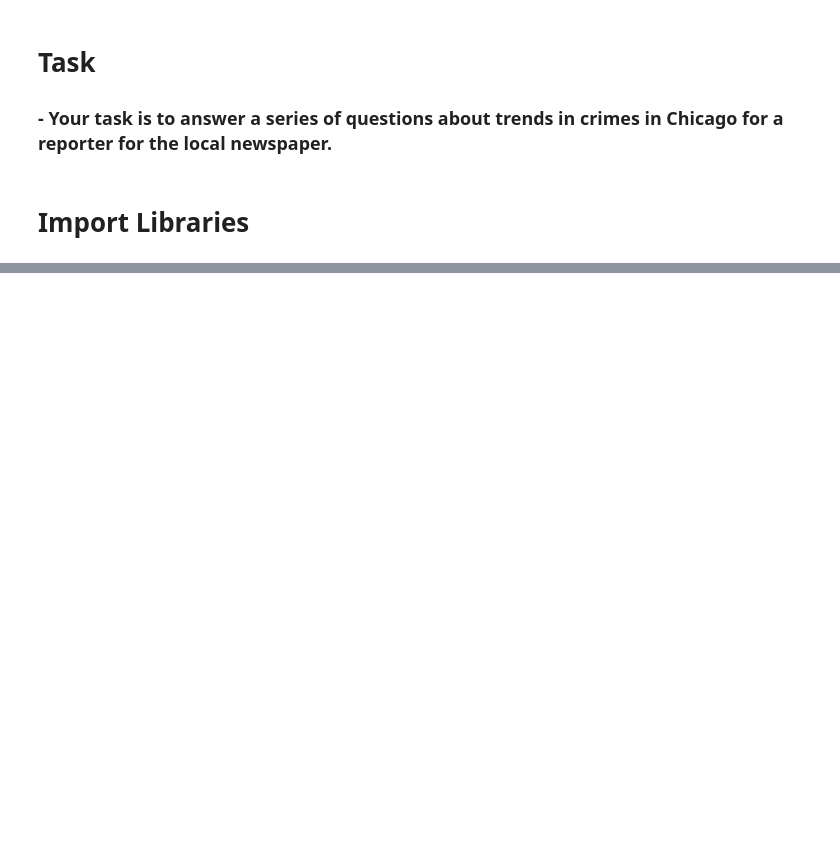
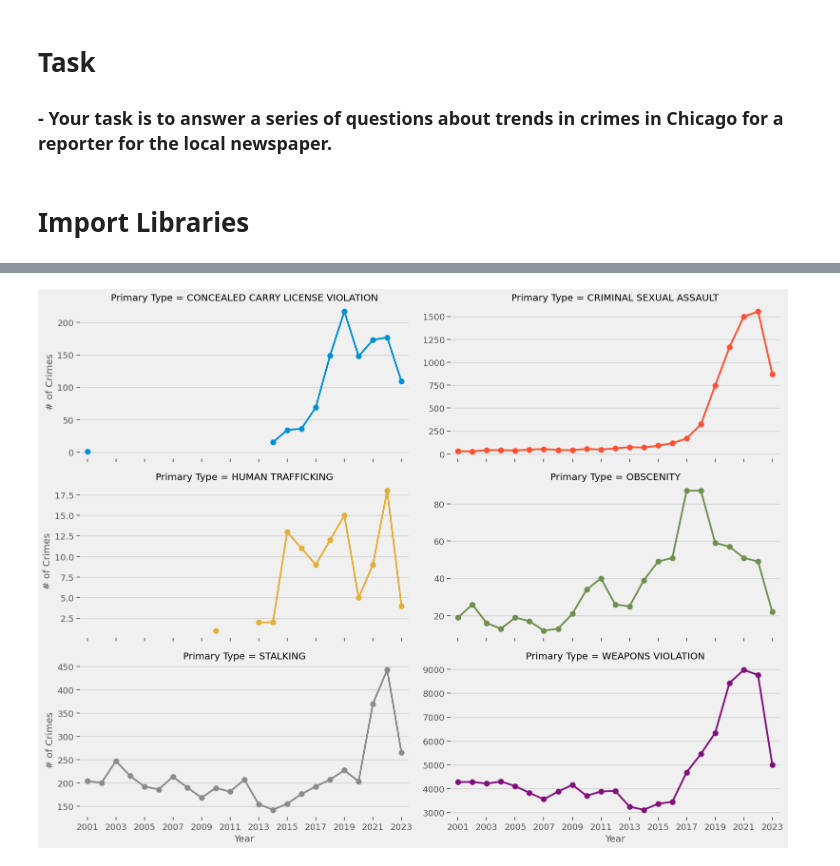
Before and after one commit to tjbingamon/Project-4---Chicago-Crime-Data, a Jupyter notebook: Project 4 Part 1.ipynb, the cells around one changed output, grey strips where cells are left out. Cells and saved outputs as stored; diff of their text form; code cells hidden in the pictures; blank space fills up the shorter version.

```diff
--- a/Project 4 Part 1.ipynb
+++ b/Project 4 Part 1.ipynb
@@ -41,0 +476,8 @@ plt.rcParams['savefig.bbox'] = 'tight'
+# %%
+# use catplot to display trends
+a = sns.catplot(data=plot_positive_trend, x='Year', y='# of Crimes',
+                hue='Primary Type', col='Primary Type',col_wrap=2, aspect=2,
+            height=4,kind='point',sharey=False)
+plt.xticks(np.arange(0,23, step=2));
+# %% [output]
+[figure, added]
```
Also changed, not shown: parts of 45 cells of this notebook.
